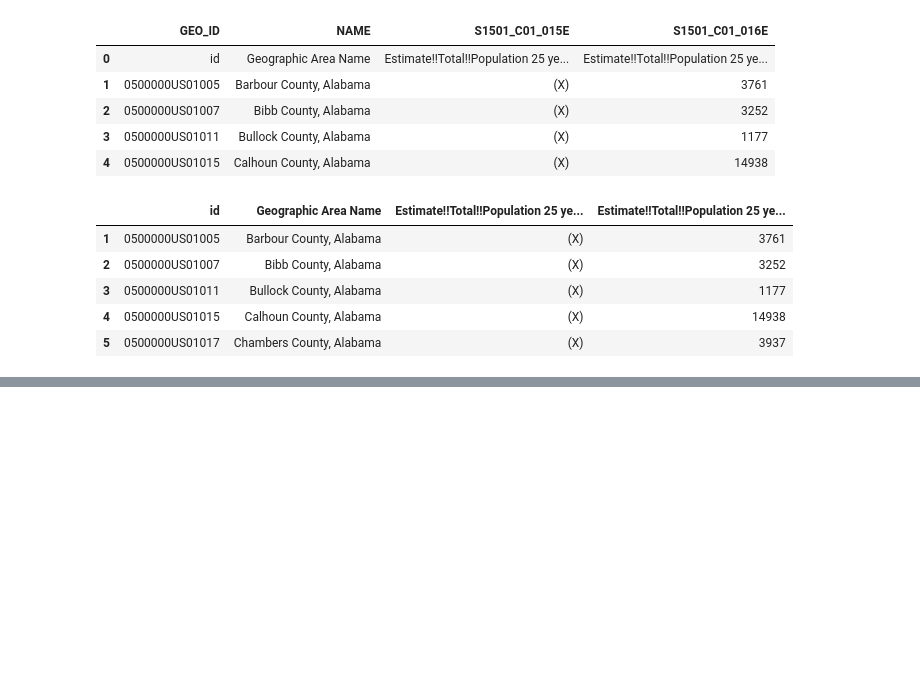
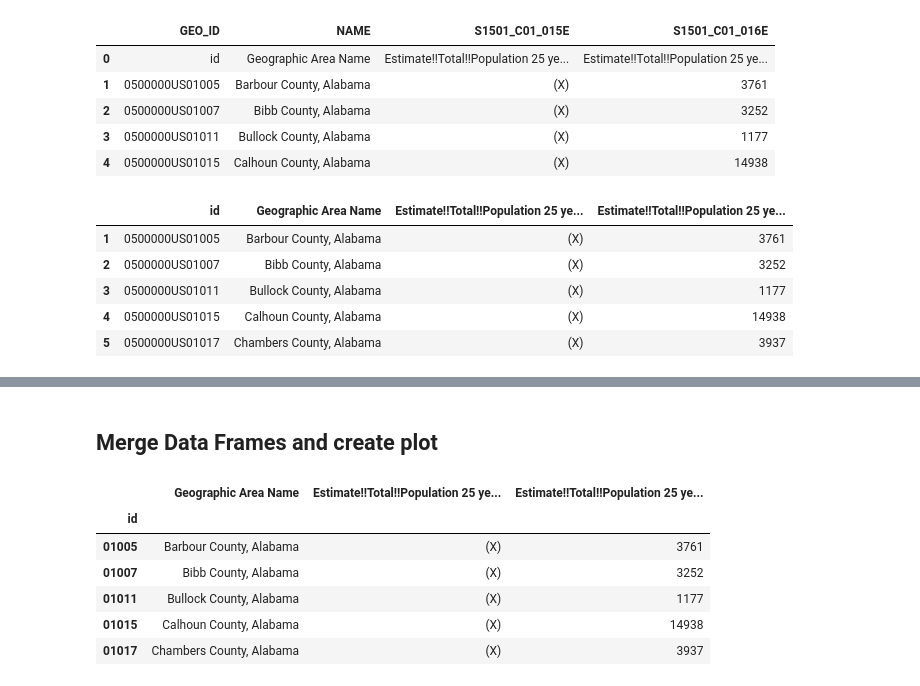
Before and after one commit to samaygarg/evprediction, a Jupyter notebook: proposal_vis.ipynb, the cells around one changed output, grey strips where cells are left out. Cells and saved outputs as stored; diff of their text form; code cells hidden in the pictures; blank space fills up the shorter version.

```diff
--- a/proposal_vis.ipynb
+++ b/proposal_vis.ipynb
@@ -178,0 +197,14 @@ data_small['id'] = data_small.
+# %% [markdown]
+## Merge Data Frames and create plot
+# %%
+ed_clean.head()
+ed_clean = ed_clean.set_index('id')
+ed_clean.head()
+# %% [output]
+|  | Geographic Area Name | Estimate!!Total!!Population 25 ye... | Estimate!!Total!!Population 25 ye... |
+| id |  |  |  |
+| 01005 | Barbour County, Alabama | (X) | 3761 |
+| 01007 | Bibb County, Alabama | (X) | 3252 |
+| 01011 | Bullock County, Alabama | (X) | 1177 |
+| 01015 | Calhoun County, Alabama | (X) | 14938 |
+| 01017 | Chambers County, Alabama | (X) | 3937 |
```
Also changed, not shown: parts of 15 cells of this notebook, 1 other file.
